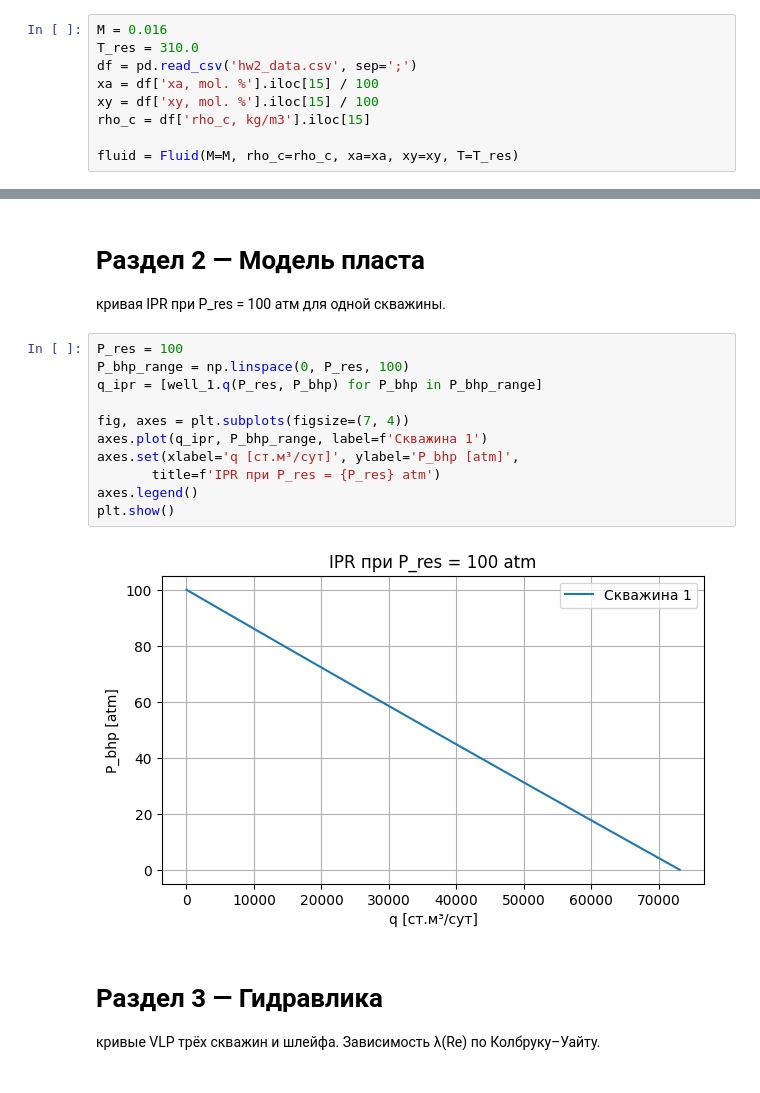
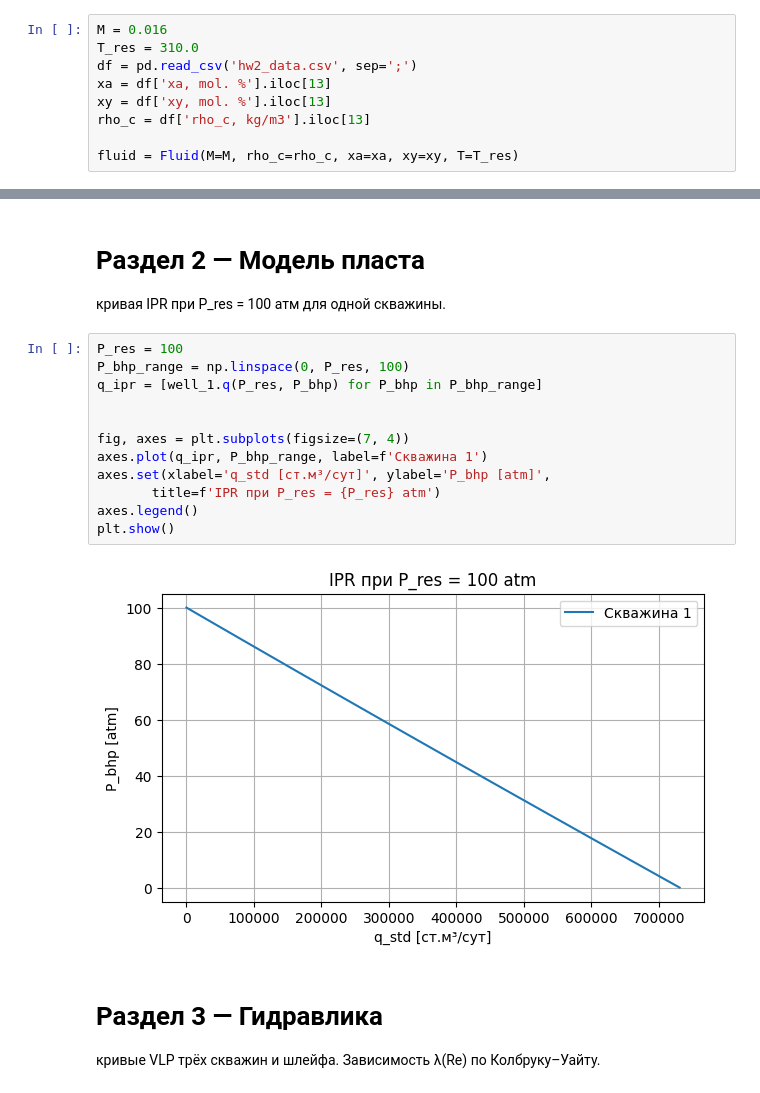
Before and after one commit to luismhpz95/gas_field_simulator, a Jupyter notebook: курсовая.ipynb, the cells around one changed output, grey strips where cells are left out. Saved outputs shown, nothing was run; the diff lists cells and outputs as text.

```diff
--- a/курсовая.ipynb
+++ b/курсовая.ipynb
@@ -16,9 +17,9 @@ plt.rcParams['axes.grid'] = True
 M = 0.016
 T_res = 310.0
 df = pd.read_csv('hw2_data.csv', sep=';')
-xa = df['xa, mol. %'].iloc[15] / 100
-xy = df['xy, mol. %'].iloc[15] / 100
-rho_c = df['rho_c, kg/m3'].iloc[15]
+xa = df['xa, mol. %'].iloc[13]
+xy = df['xy, mol. %'].iloc[13]
+rho_c = df['rho_c, kg/m3'].iloc[13]
 
 fluid = Fluid(M=M, rho_c=rho_c, xa=xa, xy=xy, T=T_res)
 # %%
@@ -92,16 +93,17 @@ plt.show()
 # %%
 P_res = 100
 P_bhp_range = np.linspace(0, P_res, 100)
 q_ipr = [well_1.q(P_res, P_bhp) for P_bhp in P_bhp_range]
 
+
 fig, axes = plt.subplots(figsize=(7, 4))
 axes.plot(q_ipr, P_bhp_range, label=f'Скважина 1')
-axes.set(xlabel='q [ст.м³/сут]', ylabel='P_bhp [atm]',
+axes.set(xlabel='q_std [ст.м³/сут]', ylabel='P_bhp [atm]',
        title=f'IPR при P_res = {P_res} atm')
 axes.legend()
 plt.show()
 # %% [output]
-[figure, old version]
+[figure, new version]
 # %% [markdown]
 # Раздел 3 — Гидравлика
 
```
Also changed, not shown: parts of 11 cells of this notebook.
